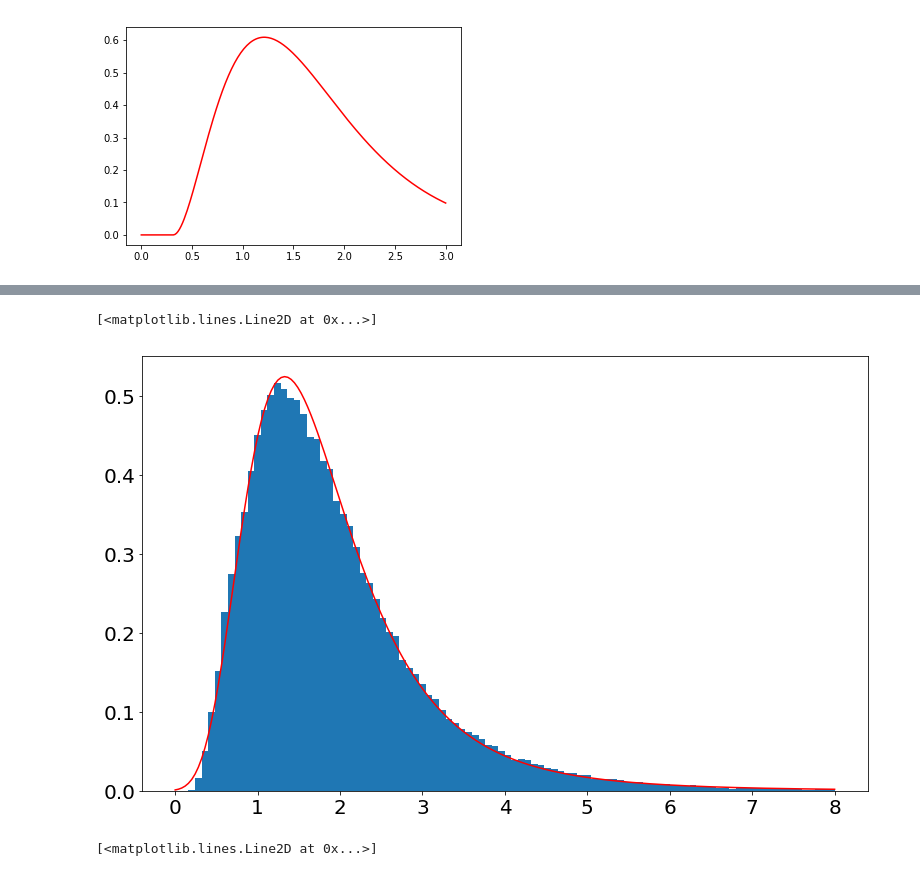
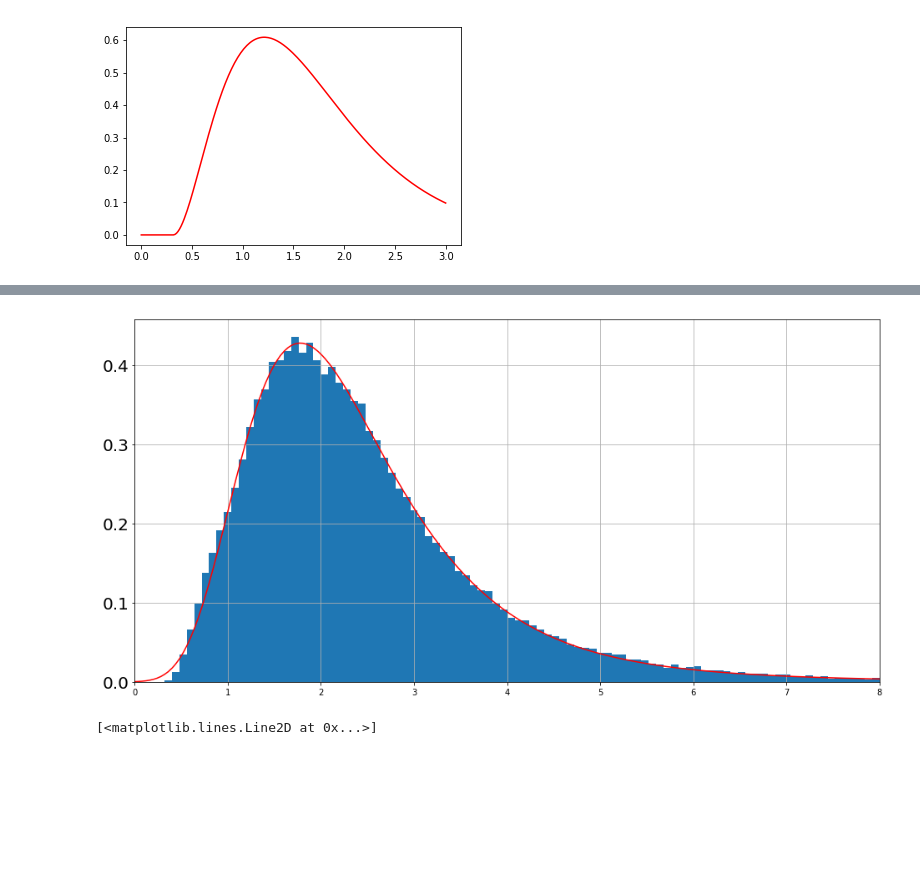
Before and after one commit to goshasty/diary_for_scientific_work, a Jupyter notebook: DBSCAN.ipynb, the cells around one changed output, grey strips where cells are left out. Saved outputs shown, nothing was run; the diff lists cells and outputs as text; code cells hidden in the pictures; blank space fills up the shorter version.

Commit message:
Try DBSCAN - get results; need visual and parametrs

```diff
--- a/DBSCAN.ipynb
+++ b/DBSCAN.ipynb
@@ -55,5 +31,5 @@ array([1.01312438, 1.57951557, 2.05695737, 1.69914177, 1.14775675,
 # %%
-dist_to_4 = dist[:,4]
+dist_to_4 = dist[:,n_neighbours]
 # %%
 dist_to_4.shape
 # %% [output]
@@ -61,2 +57,2 @@ dist_to_4.shape
 # %%
-tmp = dist_to_4[:1000]
+tmp = dist_to_4[dist_to_4.argsort()][:-100]
@@ -87,9 +63,9 @@ array([ 2.43480512,  3.23437766,  1.38049532,  1.24985555,  1.7727536 ,
 # %%
 fit_alpha, fit_loc, fit_beta = stats.gamma.fit(tmp[tmp<8])
 # %%
-fit_alpha, fit_loc, fit_beta = stats.alpha.fit(dist_to_4)
+fit_alpha, fit_loc, fit_beta = stats.alpha.fit(tmp)
 # %%
-a, b, loc, scale = stats.beta.fit(dist_to_4[1000:110000], 3, 2)
+a, b, loc, scale = stats.beta.fit(tmp) # 3, 2
 # %% [output]
   warnings.warn(msg, RuntimeWarning)
 # %%
@@ -165,13 +121,15 @@ array([0.00000000e+00, 0.00000000e+00, 0.00000000e+00, 0.00000000e+00,
 # %%
-fig = plt.figure(figsize=(13, 8))
-plt.xticks(fontsize=20)
+fig = plt.figure(figsize=(16, 8))
+#plt.xticks(np.arange(0, 8, step=0.05), fontsize=10)
 plt.yticks(fontsize=20)
 
-num = plt.hist(dist_to_4, 100, [0, 8], density=True)
+plt.xlim(0, 8)
+
+num = plt.hist(tmp, 100, [0, 8], density=True)
 plt.plot(x, pdf_fitted, color='r')
+plt.grid(True)
 # %% [output]
-[<matplotlib.lines.Line2D at 0x...>]
-[figure, old version]
+[figure, new version]
 # %%
 plt.plot(num[1][1:], num[0])
 # %% [output]
```
Also changed, not shown: parts of 29 cells of this notebook, 1 other file.
